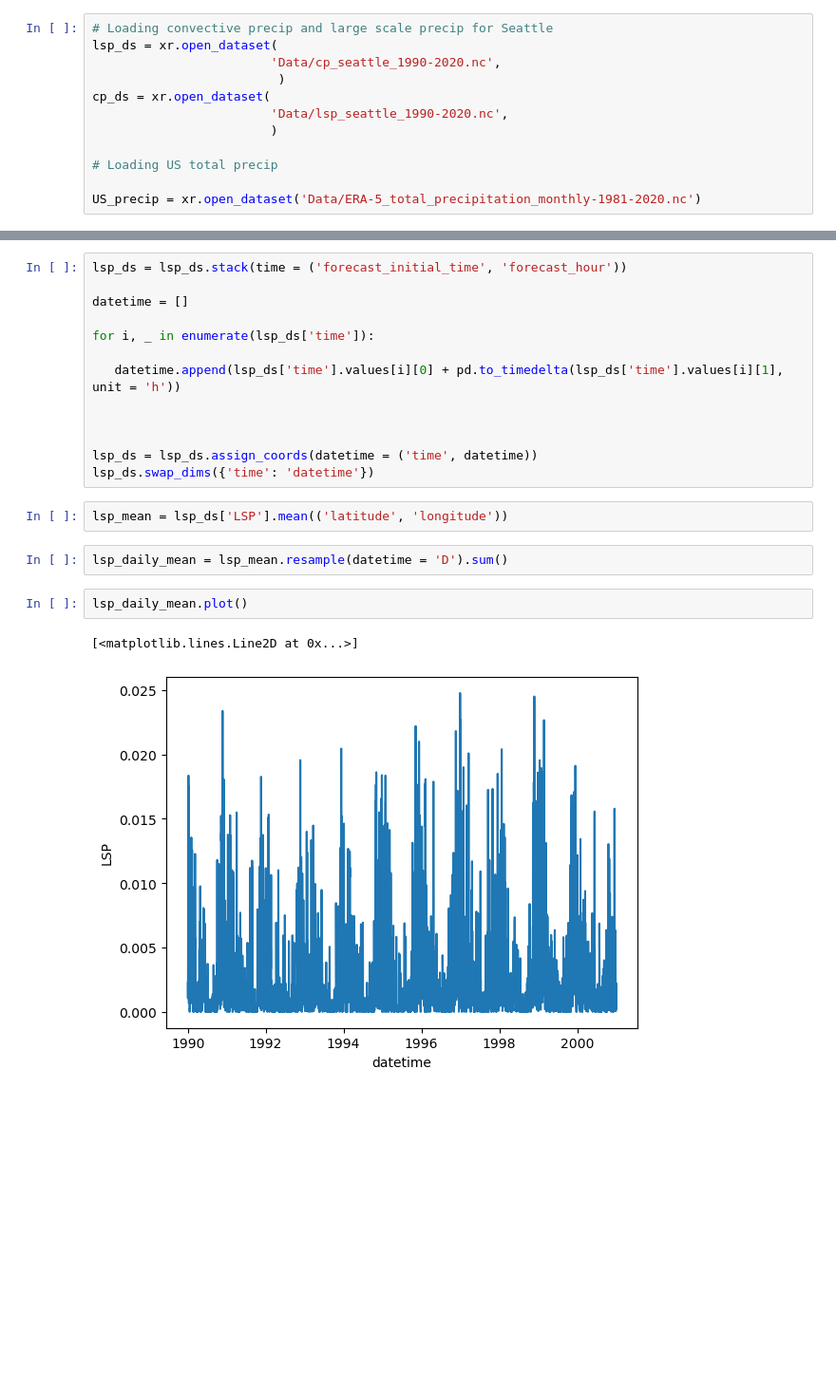
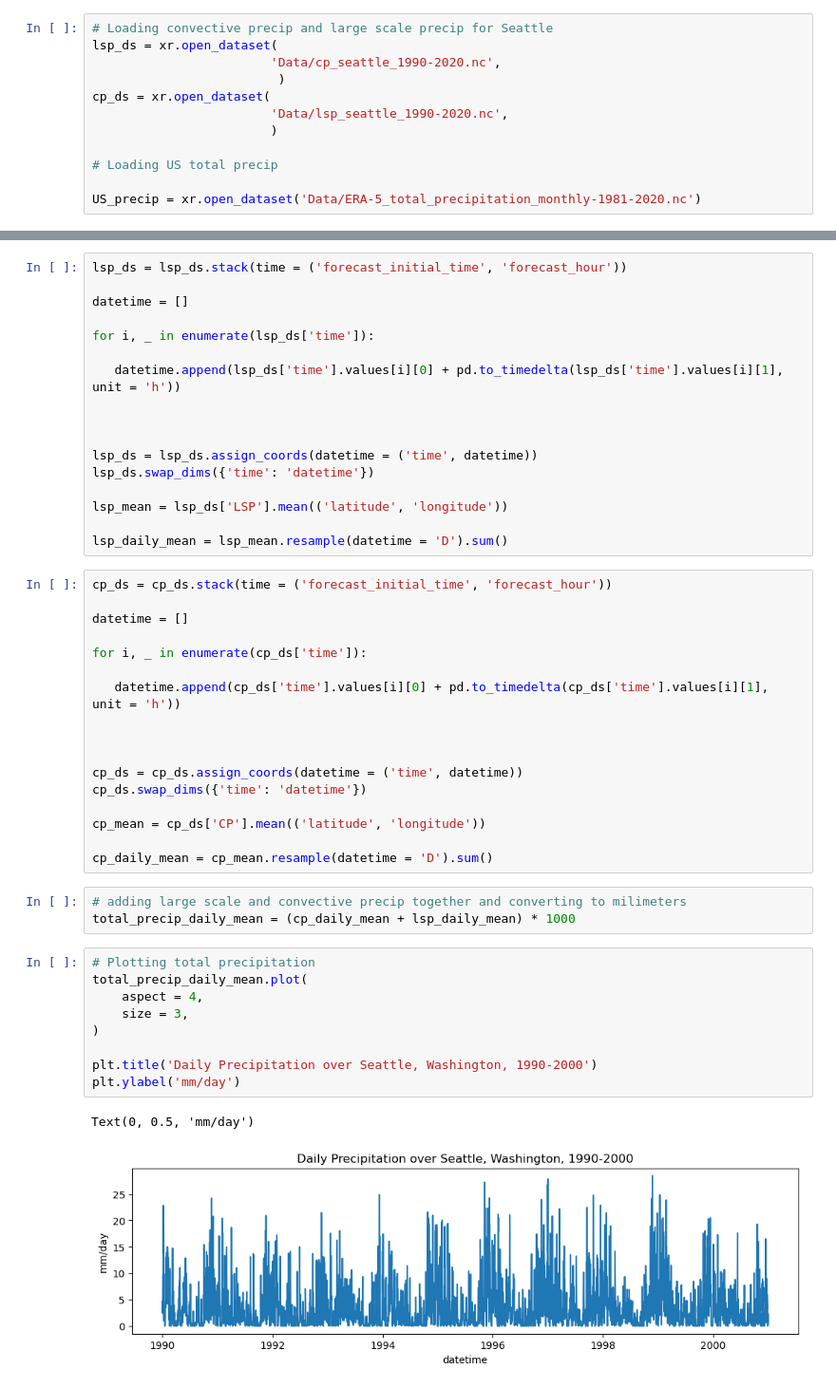
Before and after one commit to ArcticOctopi/ATMS-523-Module-2, a Jupyter notebook: Park_solution.ipynb, the cells around one changed output, grey strips where cells are left out. Shown at 95% size. Cells and saved outputs as stored; diff of their text form; blank space fills up the shorter version.

Commit message:
Completed question 2 of the assignment, still need to add comments

```diff
--- a/Park_solution.ipynb
+++ b/Park_solution.ipynb
@@ -118,12 +124,39 @@ for i, _ in enumerate(lsp_ds['time']):
 
 lsp_ds = lsp_ds.assign_coords(datetime = ('time', datetime))
 lsp_ds.swap_dims({'time': 'datetime'})
+
+lsp_mean = lsp_ds['LSP'].mean(('latitude', 'longitude'))
+
+lsp_daily_mean = lsp_mean.resample(datetime = 'D').sum()
 # %%
-lsp_mean = lsp_ds['LSP'].mean(('latitude', 'longitude'))
+cp_ds = cp_ds.stack(time = ('forecast_initial_time', 'forecast_hour'))
+
+datetime = []
+
+for i, _ in enumerate(cp_ds['time']):
+
+   datetime.append(cp_ds['time'].values[i][0] + pd.to_timedelta(cp_ds['time'].values[i][1], unit = 'h'))
+
+
+
+cp_ds = cp_ds.assign_coords(datetime = ('time', datetime))
+cp_ds.swap_dims({'time': 'datetime'})
+
+cp_mean = cp_ds['CP'].mean(('latitude', 'longitude'))
+
+cp_daily_mean = cp_mean.resample(datetime = 'D').sum()
 # %%
-lsp_daily_mean = lsp_mean.resample(datetime = 'D').sum()
+# adding large scale and convective precip together and converting to milimeters
+total_precip_daily_mean = (cp_daily_mean + lsp_daily_mean) * 1000
 # %%
-lsp_daily_mean.plot()
+# Plotting total precipitation
+total_precip_daily_mean.plot(
+    aspect = 4,
+    size = 3,
+)
+
+plt.title('Daily Precipitation over Seattle, Washington, 1990-2000')
+plt.ylabel('mm/day')
 # %% [output]
-[<matplotlib.lines.Line2D at 0x...>]
+Text(0, 0.5, 'mm/day')
-[figure, old version]
+[figure, new version]
```
Also changed, not shown: parts of 6 cells of this notebook.
